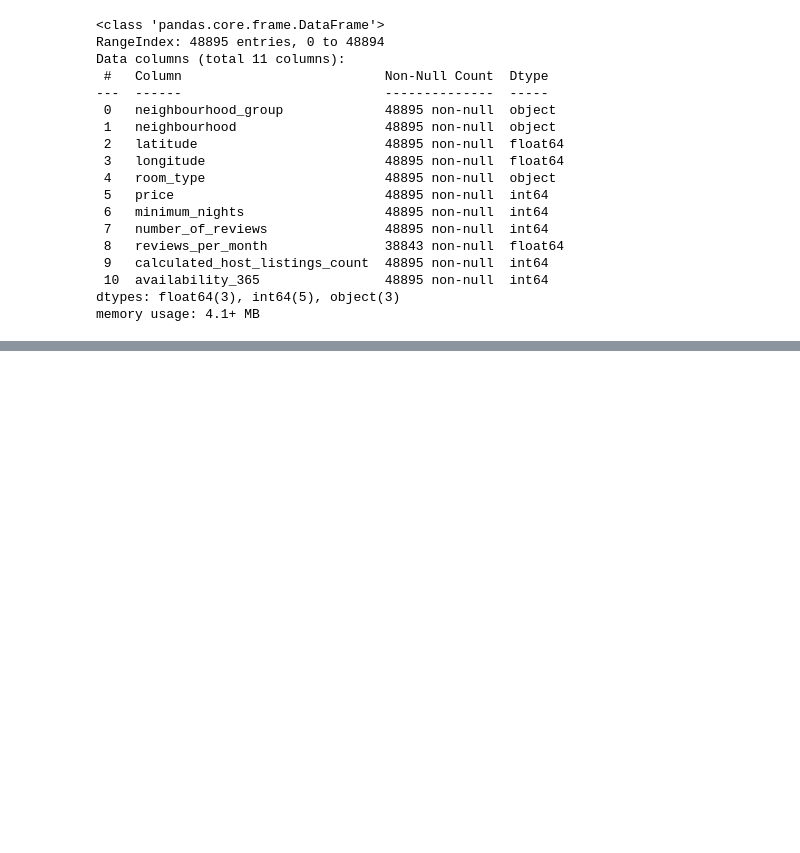
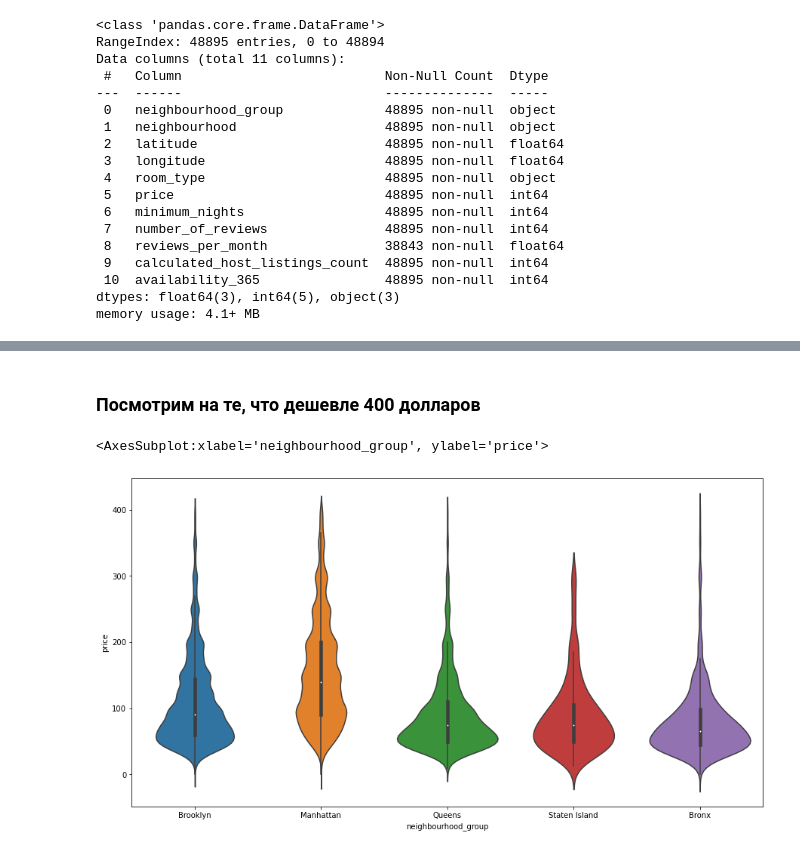
Before and after one commit to grannycola/my_projects, a Jupyter notebook: hw-5/model.ipynb, the cells around one changed output, grey strips where cells are left out. Drawn from its saved outputs; the diff is of its cells as text; code cells hidden in the pictures; blank space fills up the shorter version.

```diff
--- a/hw-5/model.ipynb
+++ b/hw-5/model.ipynb
@@ -52,0 +68,9 @@ room_types = data['room_type'].unique()
+# %% [markdown]
+### Посмотрим на те, что дешевле 400 долларов
+# %%
+plt.figure(figsize=(15,8))
+tmp=data[data['price'] < 400]
+sns.violinplot(data=tmp, x='neighbourhood_group', y='price')
+# %% [output]
+<AxesSubplot:xlabel='neighbourhood_group', ylabel='price'>
+[figure, added]
```
Also changed, not shown: parts of 21 cells of this notebook, 1 other file.
